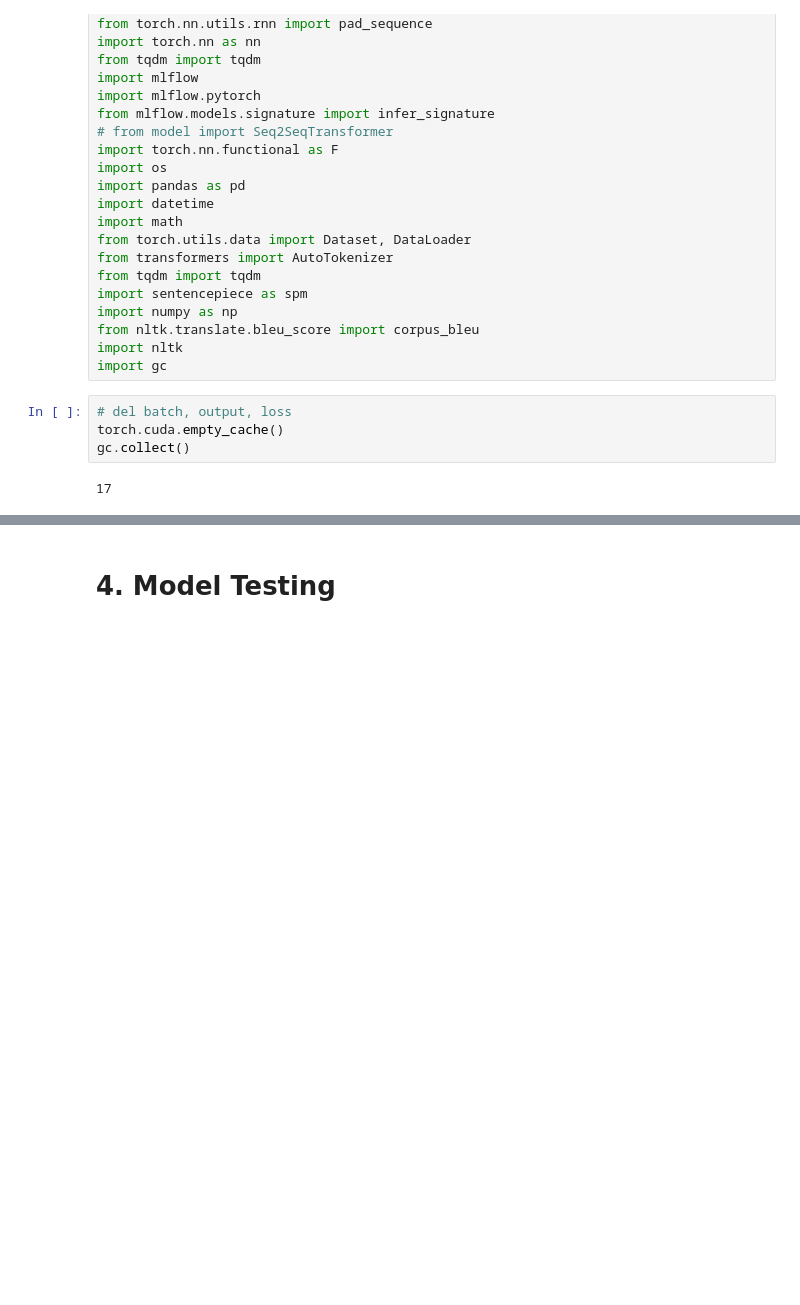
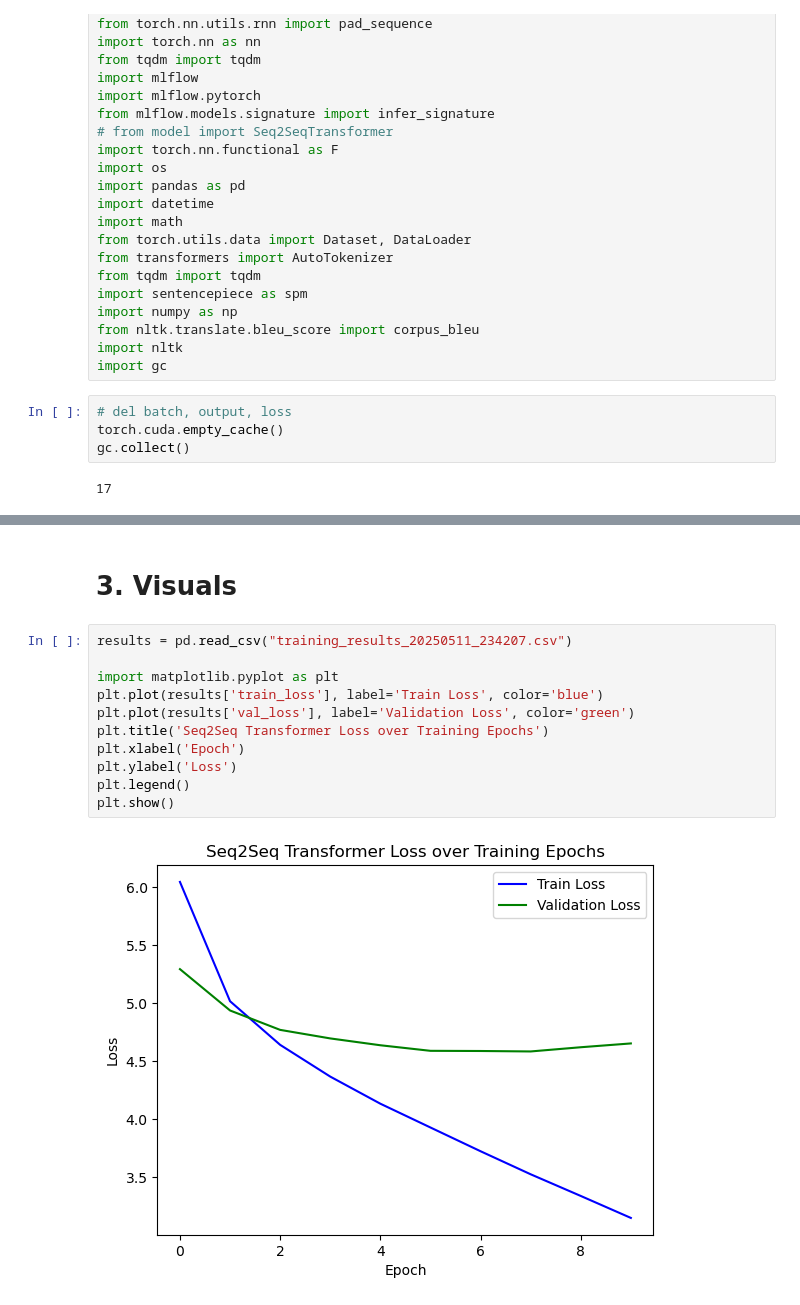
Before and after one commit to lashebir/de-en-translator, a Jupyter notebook: train_test_notebook.ipynb, the cells around one changed output, grey strips where cells are left out. Saved outputs shown, nothing was run; the diff lists cells and outputs as text; blank space fills up the shorter version.

```diff
--- a/train_test_notebook.ipynb
+++ b/train_test_notebook.ipynb
@@ -1086,2 +169,15 @@ Special tokens:
-# %% [markdown]
-# 4. Model Testing
+# %% [markdown]
+# 3. Visuals
+# %%
+results = pd.read_csv("training_results_20250511_234207.csv")
+
+import matplotlib.pyplot as plt
+plt.plot(results['train_loss'], label='Train Loss', color='blue')
+plt.plot(results['val_loss'], label='Validation Loss', color='green')
+plt.title('Seq2Seq Transformer Loss over Training Epochs')
+plt.xlabel('Epoch')
+plt.ylabel('Loss')
+plt.legend()
+plt.show()
+# %% [output]
+[figure, added]
```
Also changed, not shown: parts of 17 cells of this notebook.
